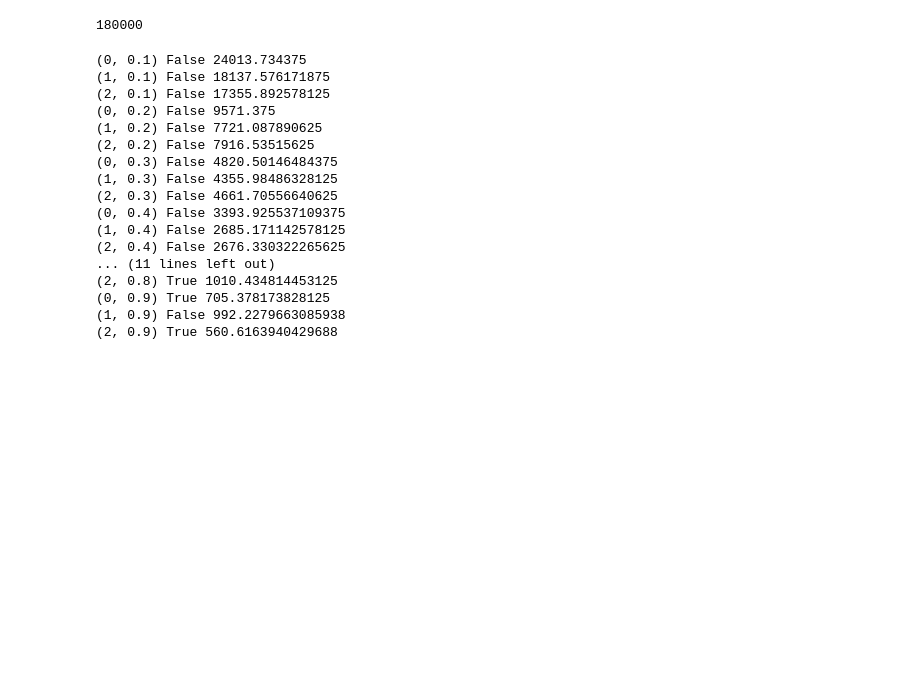
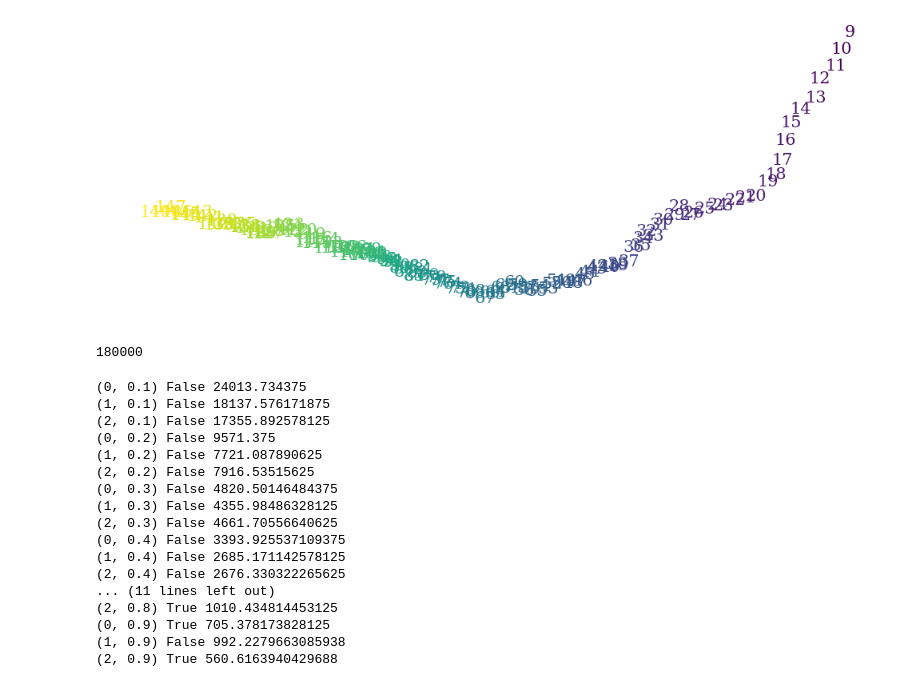
Before and after one commit to okitouni/NuCLR-MechInterp, a Jupyter notebook: nbs/parity.ipynb, the cells around one changed output. Drawn from its saved outputs; the diff is of its cells as text; code cells hidden in the pictures; blank space fills up the shorter version.

```diff
--- a/nbs/parity.ipynb
+++ b/nbs/parity.ipynb
@@ -110,14 +103,17 @@ for frac, location in tqdm.tqdm(all_trainfracs.items()):
   args.DEV = "cuda:1"
   data = prepare_nuclear_data(args)
   model = get_model_and_optim(data, args)[0]
-  model.load_state_dict(torch.load(f"{location}/ckpts/model.pt"))
+  # model.load_state_dict(torch.load(f"{location}/ckpts/model-80000.pt"))
 
-  checkpoints = get_all_checkpoints_from(location + '/ckpts')
+  try:
+    checkpoints = get_all_checkpoints_from(location + '/ckpts')
 
-  print(frac)
-  task_rms_values = {}
-  for epoch, ckpt in checkpoints.items():
-      model.load_state_dict(torch.load(f"{location}/ckpts/{ckpt}"))
-      task_rms_values[epoch] = get_rms(model, data, "val")["binding"]
-  perfs[frac] = task_rms_values
+    print(frac)
+    task_rms_values = {}
+    for epoch, ckpt in checkpoints.items():
+        model.load_state_dict(torch.load(f"{location}/ckpts/{ckpt}"))
+        task_rms_values[epoch] = get_rms(model, data, "val")["binding"]
+    perfs[frac] = task_rms_values
+  except FileNotFoundError:
+    print(f"Skipping {location}")
 # %% [output]
@@ -149,3 +147,43 @@ for frac, location in tqdm.tqdm(all_trainfracs.items()):
+# %%
+cmap = "viridis"
+def plot_ax0(Z_emb, ax, x_pc=0, y_pc=1, title="Z"):
+    import matplotlib as mpl
+    Z = np.arange(len(Z_emb))
+    Z = Z[9:150]
+    labels = Z
+    Z_emb = Z_emb[9:150]
+
+    norm = mpl.colors.Normalize(vmin=min(Z), vmax=max(Z))
+    sm = mpl.cm.ScalarMappable(norm=norm, cmap=cmap)
+    Z = sm.to_rgba(Z)
+
+    plt.sca(ax)
+    plt.scatter(Z_emb[:, x_pc], Z_emb[:, y_pc], c=Z, cmap=cmap, s=0)
+    PlottingContext.scatter_text(labels, Z_emb[:, x_pc], Z_emb[:, y_pc], colors=Z, ax=plt.gca(), fontsize=15)
+    plt.xlabel("PC0"); plt.ylabel("PC1"); plt.title(title)
+
+for frac, location in all_trainfracs.items():
+  if frac[0] != 2: continue
+  args = IO.load_args(f"{location}/args.yaml")
+  args.DEV = "cuda:1"
+  data = prepare_nuclear_data(args)
+  model = get_model_and_optim(data, args)[0]
+  model.load_state_dict(torch.load(f"{location}/ckpts/model.pt"))
+  pca = PCA(n_components=3)
+  emb_pca = pca.fit_transform(model.emb[1].detach().cpu().numpy())
+
+  # plot the embeddings Z and N are the columns
+  fig, ax = plt.subplots(1, 1, figsize=(10, 4), sharex=True, sharey=True)
+  # PC1 vs PC0
+
+  plot_ax0(emb_pca, ax, title=None)
+  # PC1 vs PC0
+  plt.axis('off')
+  fig.tight_layout(w_pad=0, h_pad=0)
+  plt.savefig("/checkpoint/nolte/pca_when_not_wding.pdf")
+  plt.show()
+# %% [output]
+[figure, added]
 # %%
 last_epoch = list(checkpoints.keys())[-1]
 print(last_epoch)
```
Also changed, not shown: parts of 5 cells of this notebook.
